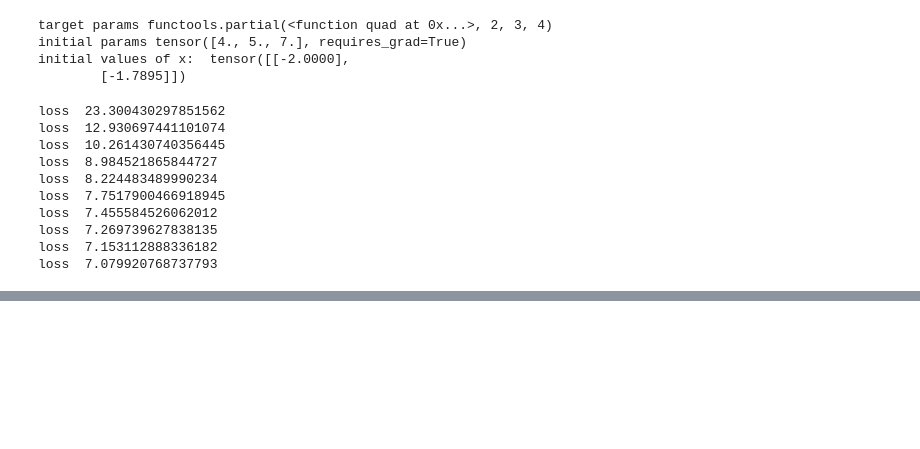
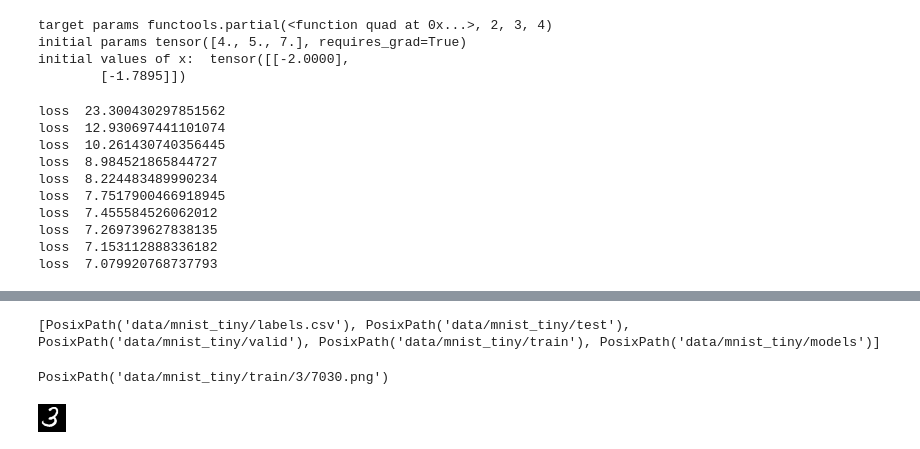
Before and after one commit to zzehli/study-notes, a Jupyter notebook: ml/fastai-examples.ipynb, the cells around one changed output, grey strips where cells are left out. Drawn from its saved outputs; the diff is of its cells as text; code cells hidden in the pictures; blank space fills up the shorter version.

Commit message:
add mnist classification average example

```diff
--- a/ml/fastai-examples.ipynb
+++ b/ml/fastai-examples.ipynb
@@ -124,0 +145,19 @@ loss  7.079920768737793
+# %%
+from pathlib import Path
+
+path = Path("data/mnist_tiny/")
+print(list(path.iterdir()))
+threes = sorted((path / "train" / "3").iterdir())
+sevens = sorted((path / "train" / "7").iterdir())
+threes[1]
+# %% [output]
+[PosixPath('data/mnist_tiny/labels.csv'), PosixPath('data/mnist_tiny/test'), PosixPath('data/mnist_tiny/valid'), PosixPath('data/mnist_tiny/train'), PosixPath('data/mnist_tiny/models')]
+PosixPath('data/mnist_tiny/train/3/7030.png')
+# %%
+from PIL import Image
+
+im3_path = threes[2]
+im3 = Image.open(im3_path)
+im3
+# %% [output]
+[figure, added]
```
Also changed, not shown: parts of 28 cells of this notebook, 3 other files.
